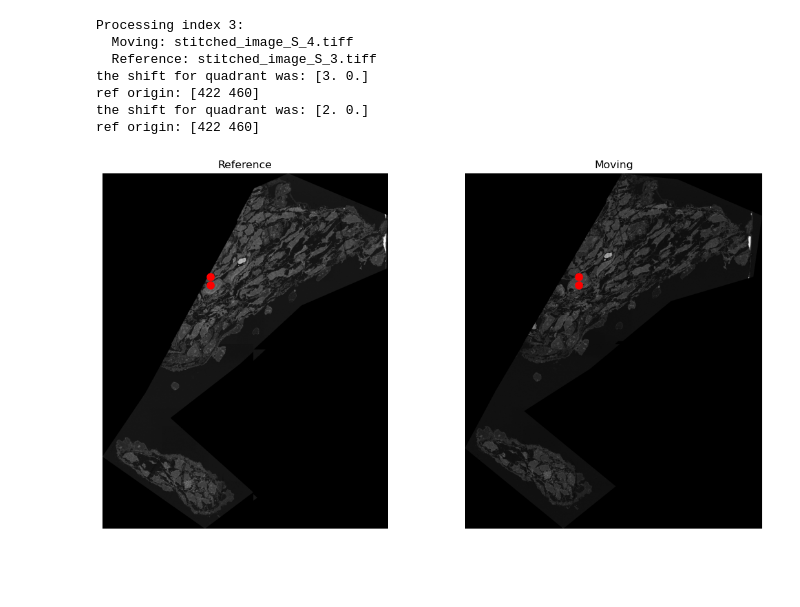
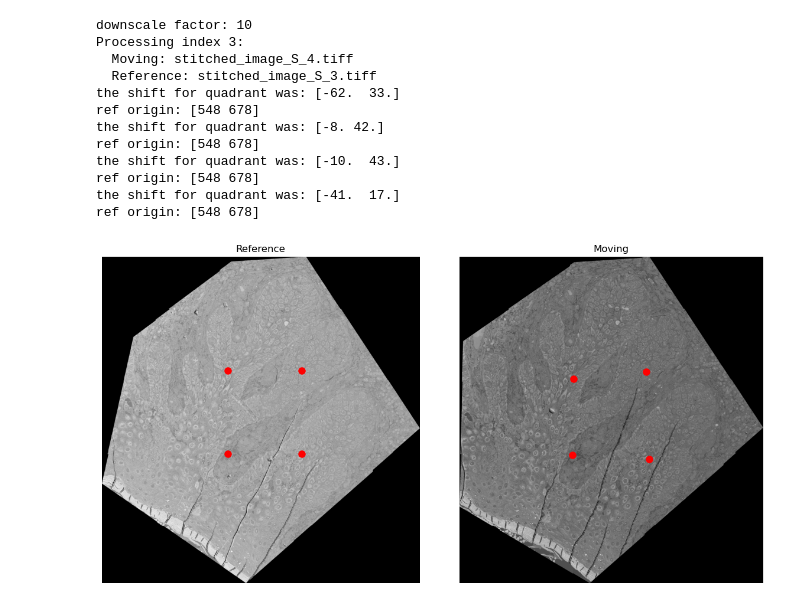
Before and after one commit to CCI-GU-Sweden/ATLAS, a Jupyter notebook: ATLAS-fine-alignment.ipynb, the cells around one changed output. Saved outputs shown, nothing was run; the diff lists cells and outputs as text; code cells hidden in the pictures; blank space fills up the shorter version.

```diff
--- a/ATLAS-fine-alignment.ipynb
+++ b/ATLAS-fine-alignment.ipynb
@@ -29,6 +29,8 @@ series_folder = Path(r"E:\PROJECTS\EM\Alma\plant2-wafer-1\plant 2_data\alignment
 series_folder = Path(r"E:\PROJECTS\EM\Alma\plant2-wafer-1\plant 2_data\session_1115605826\Site 2")
 series_folder = Path(r"E:\PROJECTS\EM\Alma\plant4-wafer-1\alma-plant-4_data\session_1084385689\Site 1") # plant 4 is sample 1
 series_folder = Path(r"E:\PROJECTS\EM\Filipa\test")
+series_folder = Path(r"E:\PROJECTS\EM\HHD\Atlas Projects\230216_No5_Disc1\No5_Disc1_data\session_1663892588\Site 1")
+
 
 tif_list = []
 for folder in series_folder.iterdir():  # Iterate over all items in the folder
@@ -79,13 +83,14 @@ No correct_order.txt found — using original order.
 index = 3
 
 n_rows = 2
-n_cols = 1
+n_cols = 2
 
 row = z_align_df.iloc[index]
 
 mov_path = row["moving_path"]
 ref_path = row["reference_path"]
 down_scale = int(row["down_scale"])
+print(f"downscale factor: {down_scale}")
 
 print(f"Processing index {index}:\n  Moving: {mov_path.name}\n  Reference: {ref_path.name}")
 
@@ -109,38 +114,43 @@ fig, axes = plt.subplots(1, 2, figsize=(12, 6))
 # --- Reference image ---
 axes[0].imshow(ref_img_ds,
                cmap='gray',
                vmin=ref_img_ds.min(),
                vmax=ref_img_ds.max())
 axes[0].set_title("Reference")
 axes[0].axis("off")
 
 for x, y in ref_pts_ds:
     axes[0].plot(y, x, 'ro', markersize=8)
 
 
 # --- Moving image ---
 axes[1].imshow(mov_img_ds,
                cmap='gray',
                vmin=mov_img_ds.min(),
                vmax=mov_img_ds.max())
 axes[1].set_title("Moving")
 axes[1].axis("off")
 
 for x, y in mov_pts_ds:
     axes[1].plot(y, x, 'ro', markersize=8)
 
 
 plt.tight_layout()
 plt.show()
 # %% [output]
+downscale factor: 10
 Processing index 3:
   Moving: stitched_image_S_4.tiff
   Reference: stitched_image_S_3.tiff
-the shift for quadrant was: [3. 0.]
-ref origin: [422 460]
-the shift for quadrant was: [2. 0.]
-ref origin: [422 460]
+the shift for quadrant was: [-62.  33.]
+ref origin: [548 678]
+the shift for quadrant was: [-8. 42.]
+ref origin: [548 678]
+the shift for quadrant was: [-10.  43.]
+ref origin: [548 678]
+the shift for quadrant was: [-41.  17.]
+ref origin: [548 678]
-[figure, old version]
+[figure, new version]
 # %%
 # run alignment
 n_rows = 2
```
Also changed, not shown: parts of 6 cells of this notebook, 10 other files.
